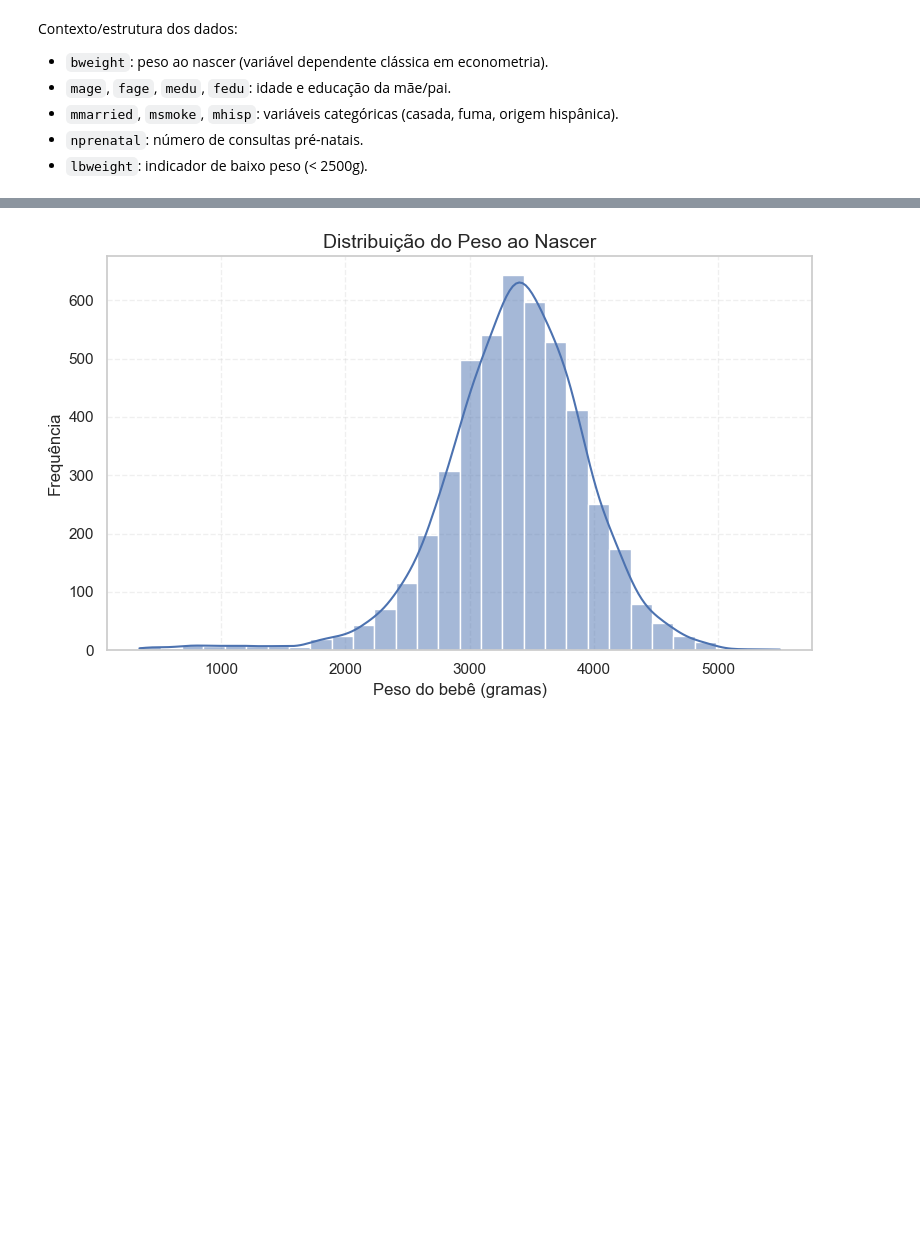
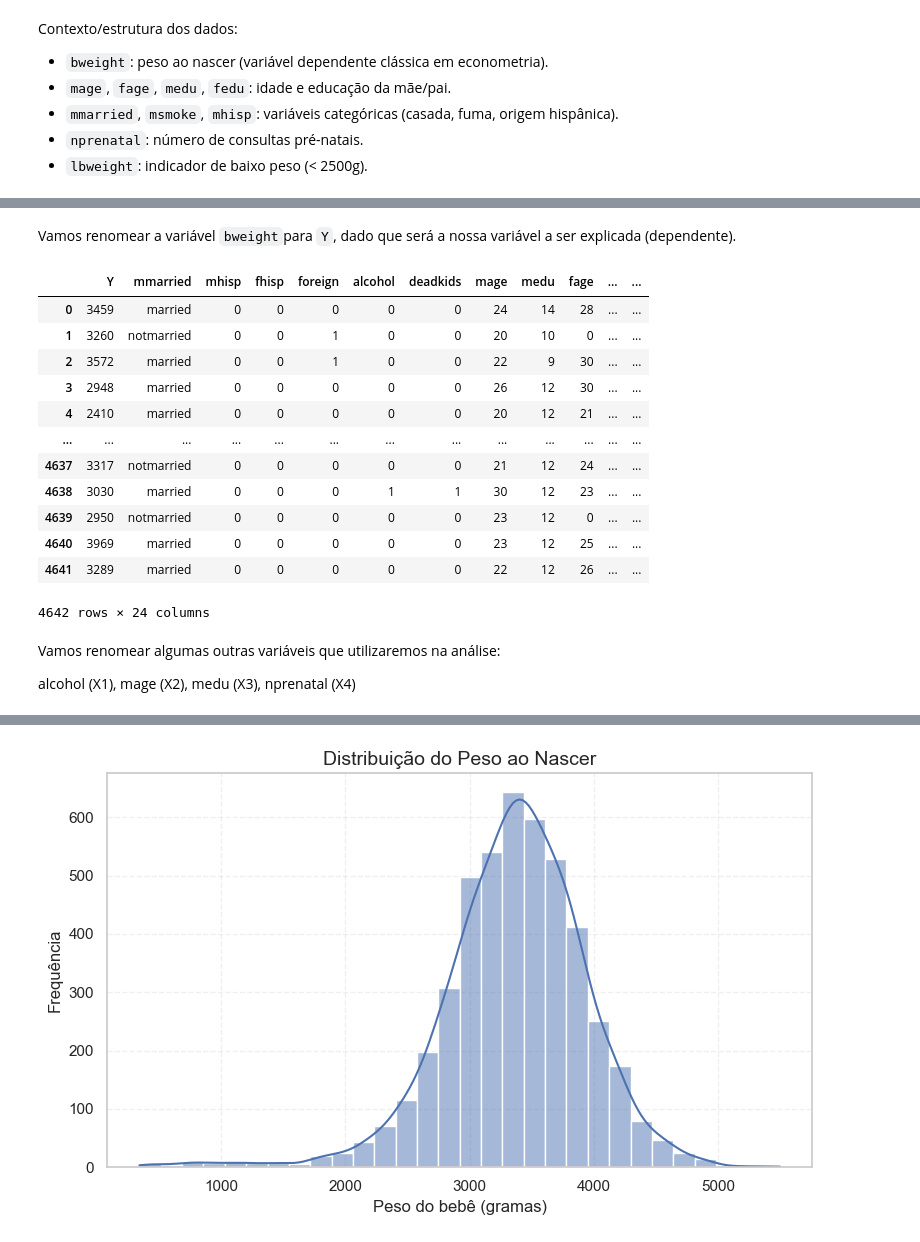
Before and after one commit to Daniel-Uhr/UFSC_2025, a Jupyter notebook: Seminario_2025_UFSC.ipynb, the cells around one changed output, grey strips where cells are left out. Saved outputs shown, nothing was run; the diff lists cells and outputs as text; code cells hidden in the pictures; blank space fills up the shorter version.

```diff
--- a/Seminario_2025_UFSC.ipynb
+++ b/Seminario_2025_UFSC.ipynb
@@ -355,0 +384,6 @@ Contexto/estrutura dos dados:
+# %%
+# Crie a variável 'Treated' com valor inicial de 0
+df['D'] = 0
+
+# Recodifique 'Treated' para 1 se 'mbsmoke' for igual a 'smoker'
+df.loc[df['mbsmoke'] == 'smoker', 'D'] = 1
@@ -355,0 +406,24 @@ Contexto/estrutura dos dados:
+# %% [markdown]
+Vamos renomear a variável `bweight`para `Y`, dado que será a nossa variável a ser explicada (dependente).
+# %%
+df = df.rename(columns={"bweight": "Y"})
+# %%
+df
+# %% [output]
+|  | Y | mmarried | mhisp | fhisp | foreign | alcohol | deadkids | mage | medu | fage | ... | ... |
+| 0 | 3459 | married | 0 | 0 | 0 | 0 | 0 | 24 | 14 | 28 | ... | ... |
+| 1 | 3260 | notmarried | 0 | 0 | 1 | 0 | 0 | 20 | 10 | 0 | ... | ... |
+| 2 | 3572 | married | 0 | 0 | 1 | 0 | 0 | 22 | 9 | 30 | ... | ... |
+| 3 | 2948 | married | 0 | 0 | 0 | 0 | 0 | 26 | 12 | 30 | ... | ... |
+| 4 | 2410 | married | 0 | 0 | 0 | 0 | 0 | 20 | 12 | 21 | ... | ... |
+| ... | ... | ... | ... | ... | ... | ... | ... | ... | ... | ... | ... | ... |
+| 4637 | 3317 | notmarried | 0 | 0 | 0 | 0 | 0 | 21 | 12 | 24 | ... | ... |
+| 4638 | 3030 | married | 0 | 0 | 0 | 1 | 1 | 30 | 12 | 23 | ... | ... |
+| 4639 | 2950 | notmarried | 0 | 0 | 0 | 0 | 0 | 23 | 12 | 0 | ... | ... |
+| 4640 | 3969 | married | 0 | 0 | 0 | 0 | 0 | 23 | 12 | 25 | ... | ... |
+| 4641 | 3289 | married | 0 | 0 | 0 | 0 | 0 | 22 | 12 | 26 | ... | ... |
+4642 rows × 24 columns
+# %% [markdown]
+Vamos renomear algumas outras variáveis que utilizaremos na análise:
+
+alcohol (X1), mage (X2), medu (X3), nprenatal (X4)
```
Also changed, not shown: parts of 27 cells of this notebook.
